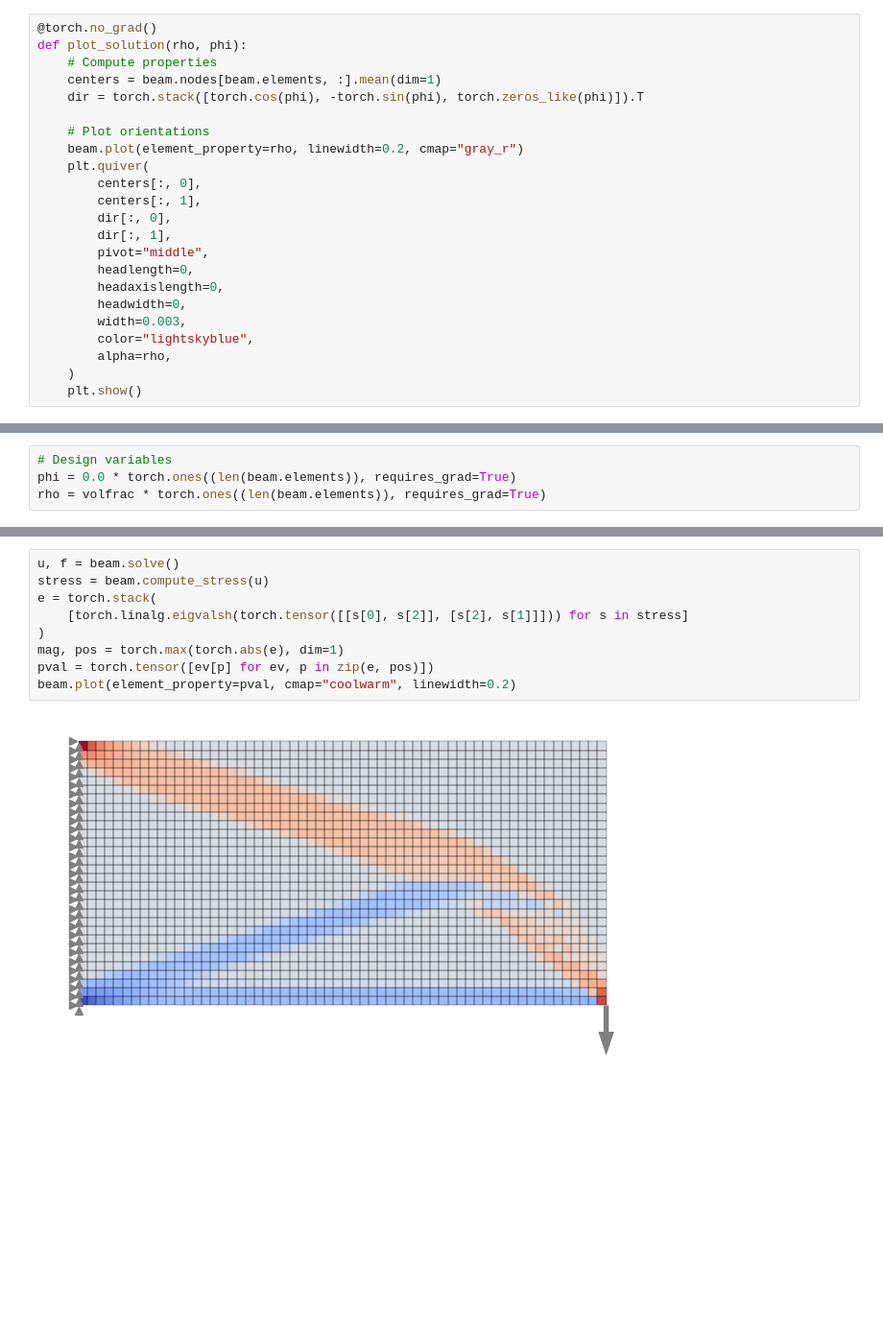
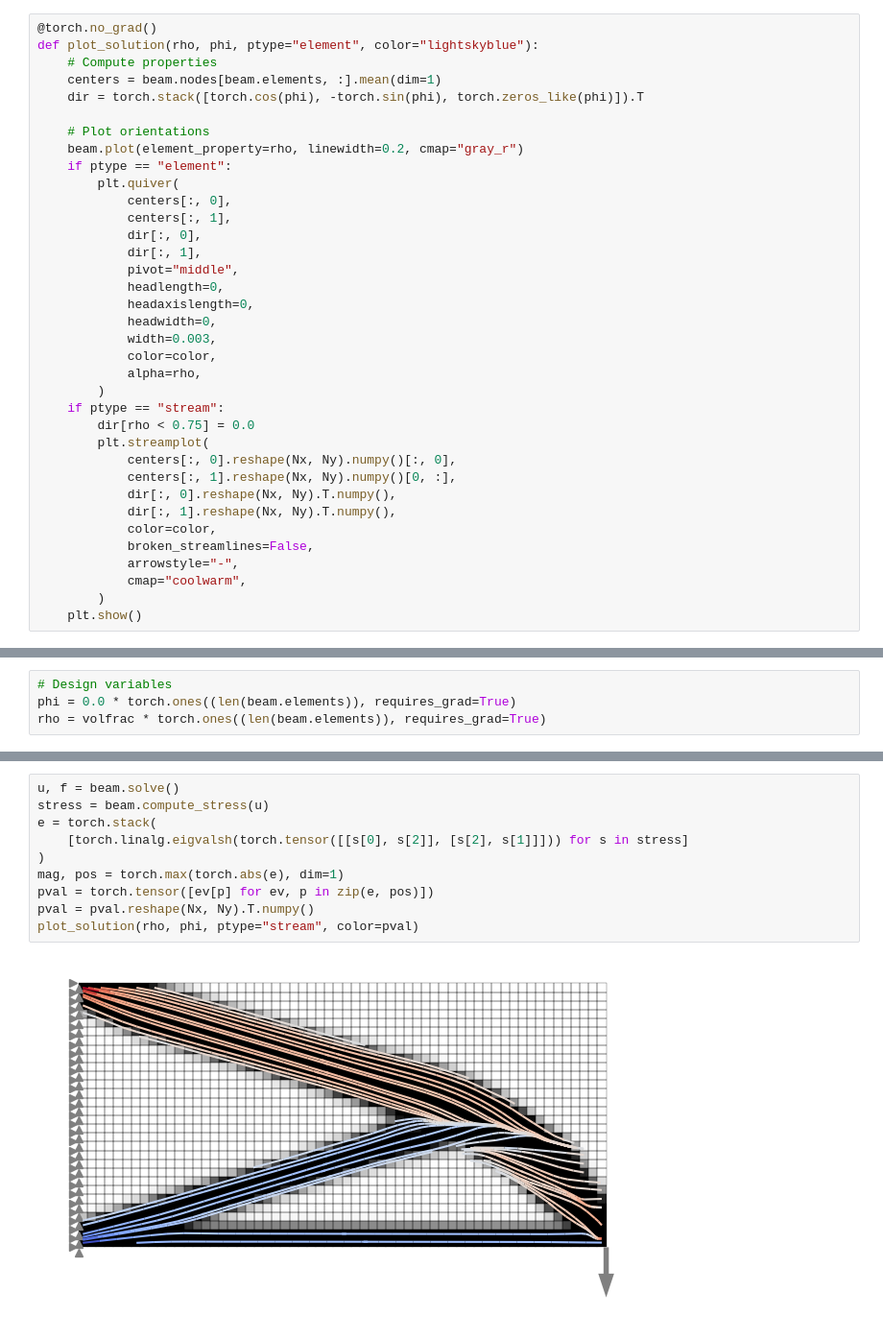
Before and after one commit to meyer-nils/torch-fem, a Jupyter notebook: examples/optimization/topo+orientation_planar.ipynb, the cells around one changed output, grey strips where cells are left out. Shown at 96% size. Saved outputs shown, nothing was run; the diff lists cells and outputs as text; blank space fills up the shorter version.

```diff
--- a/examples/optimization/topo+orientation_planar.ipynb
+++ b/examples/optimization/topo+orientation_planar.ipynb
@@ -144,26 +245,39 @@ def optimize(rho, phi, n_iter=100):
     return energies
 # %%
 @torch.no_grad()
-def plot_solution(rho, phi):
+def plot_solution(rho, phi, ptype="element", color="lightskyblue"):
     # Compute properties
     centers = beam.nodes[beam.elements, :].mean(dim=1)
     dir = torch.stack([torch.cos(phi), -torch.sin(phi), torch.zeros_like(phi)]).T
 
     # Plot orientations
     beam.plot(element_property=rho, linewidth=0.2, cmap="gray_r")
-    plt.quiver(
-        centers[:, 0],
-        centers[:, 1],
-        dir[:, 0],
-        dir[:, 1],
-        pivot="middle",
-        headlength=0,
-        headaxislength=0,
-        headwidth=0,
-        width=0.003,
-        color="lightskyblue",
-        alpha=rho,
-    )
+    if ptype == "element":
+        plt.quiver(
+            centers[:, 0],
+            centers[:, 1],
+            dir[:, 0],
+            dir[:, 1],
+            pivot="middle",
+            headlength=0,
+            headaxislength=0,
+            headwidth=0,
+            width=0.003,
+            color=color,
+            alpha=rho,
+        )
+    if ptype == "stream":
+        dir[rho < 0.75] = 0.0
+        plt.streamplot(
+            centers[:, 0].reshape(Nx, Ny).numpy()[:, 0],
+            centers[:, 1].reshape(Nx, Ny).numpy()[0, :],
+            dir[:, 0].reshape(Nx, Ny).T.numpy(),
+            dir[:, 1].reshape(Nx, Ny).T.numpy(),
+            color=color,
+            broken_streamlines=False,
+            arrowstyle="-",
+            cmap="coolwarm",
+        )
     plt.show()
 # %% [markdown]
 ## Optimize with fibers initially aligned in x
@@ -188,11 +304,12 @@ plot_solution(rho, phi)
 # %%
 u, f = beam.solve()
 stress = beam.compute_stress(u)
 e = torch.stack(
     [torch.linalg.eigvalsh(torch.tensor([[s[0], s[2]], [s[2], s[1]]])) for s in stress]
 )
 mag, pos = torch.max(torch.abs(e), dim=1)
 pval = torch.tensor([ev[p] for ev, p in zip(e, pos)])
-beam.plot(element_property=pval, cmap="coolwarm", linewidth=0.2)
+pval = pval.reshape(Nx, Ny).T.numpy()
+plot_solution(rho, phi, ptype="stream", color=pval)
 # %% [output]
-[figure, old version]
+[figure, new version]
```
Also changed, not shown: parts of 22 cells of this notebook.
